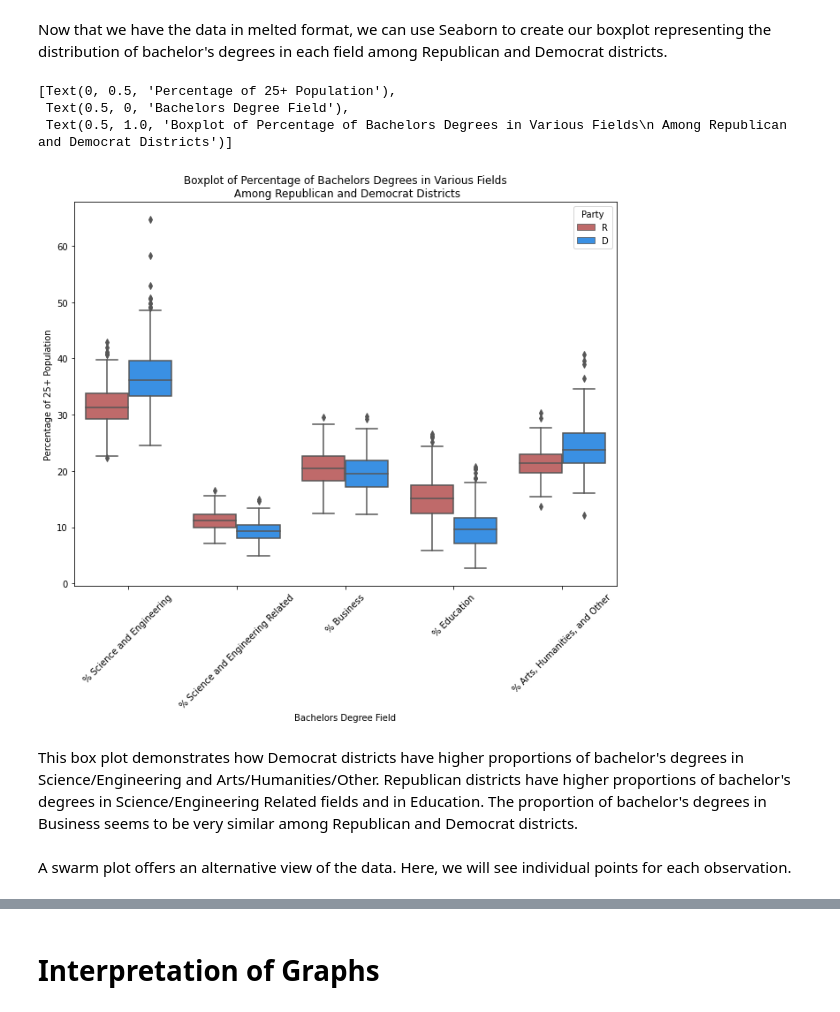
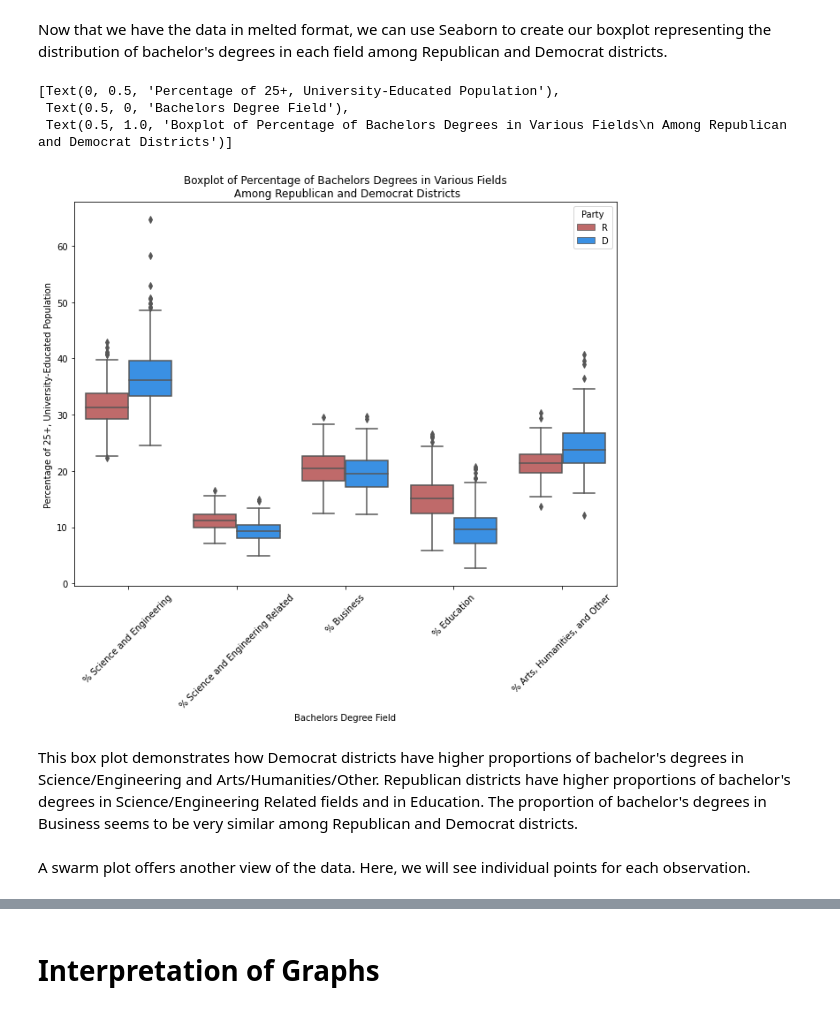
Before and after one commit to melissamelton/GSB521_CloudServices, a Jupyter notebook: Assignment_1b_US_Districts_Bachelors_Degrees.ipynb, the cells around one changed output, grey strips where cells are left out. Saved outputs shown, nothing was run; the diff lists cells and outputs as text; code cells hidden in the pictures.

```diff
--- a/Assignment_1b_US_Districts_Bachelors_Degrees.ipynb
+++ b/Assignment_1b_US_Districts_Bachelors_Degrees.ipynb
@@ -154,25 +156,25 @@ Now that we have the data in melted format, we can use Seaborn to create our box
 # %%
 # create color palette
 palette = {'R': 'indianred',
            'D': 'dodgerblue'}
 
 # create plot
 plt.figure(figsize=(11, 8))
 
 bplot = sns.boxplot(data= df_melt, hue = 'Party', x = 'Degree Proportion', y = 'value', palette = palette)
 
 plt.xticks(rotation = 45)
 
 bplot.set(xlabel = 'Bachelors Degree Field',
-          ylabel = 'Percentage of 25+ Population',
+          ylabel = 'Percentage of 25+, University-Educated Population',
           title = 'Boxplot of Percentage of Bachelors Degrees in Various Fields\n Among Republican and Democrat Districts')
 # %% [output]
-[Text(0, 0.5, 'Percentage of 25+ Population'),
+[Text(0, 0.5, 'Percentage of 25+, University-Educated Population'),
  Text(0.5, 0, 'Bachelors Degree Field'),
  Text(0.5, 1.0, 'Boxplot of Percentage of Bachelors Degrees in Various Fields\n Among Republican and Democrat Districts')]
-[figure, old version]
+[figure, new version]
 # %% [markdown]
 This box plot demonstrates how Democrat districts have higher proportions of bachelor's degrees in Science/Engineering and Arts/Humanities/Other. Republican districts have higher proportions of bachelor's degrees in Science/Engineering Related fields and in Education. The proportion of bachelor's degrees in Business seems to be very similar among Republican and Democrat districts.
 # %% [markdown]
-A swarm plot offers an alternative view of the data. Here, we will see individual points for each observation.
+A swarm plot offers another view of the data. Here, we will see individual points for each observation.
 # %%
```
Also changed, not shown: parts of 9 cells of this notebook.
